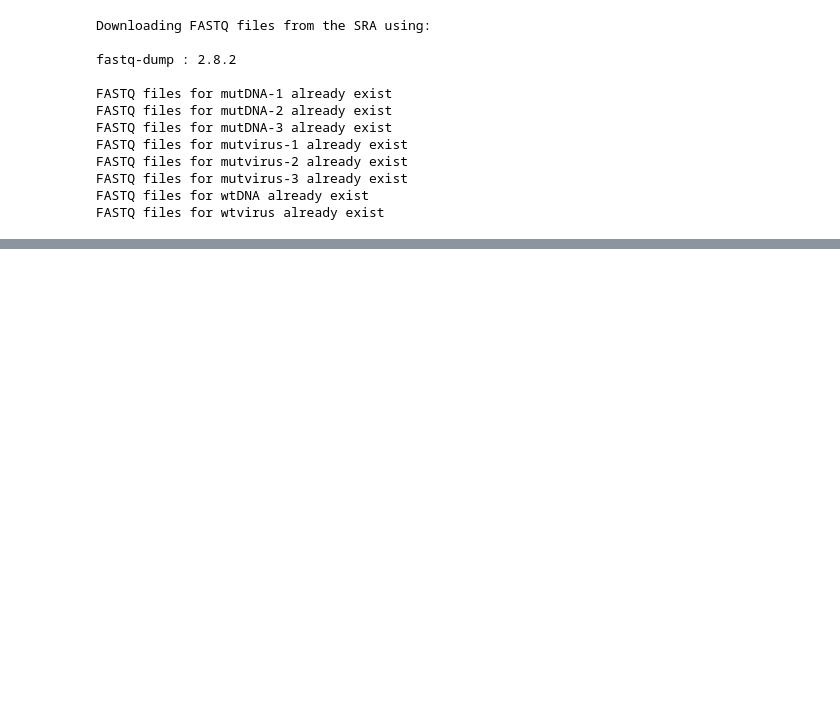
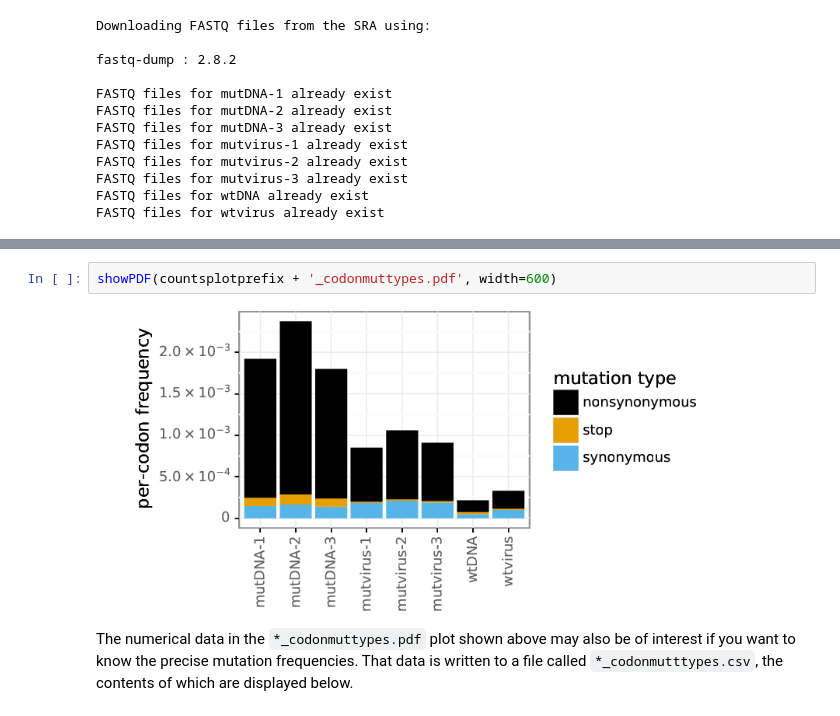
Before and after one commit to jbloomlab/dms_tools2, a Jupyter notebook: examples/Doud2016/analysis_notebook.ipynb, the cells around one changed output, grey strips where cells are left out. Cells and saved outputs as stored; diff of their text form; blank space fills up the shorter version.

```diff
--- a/examples/Doud2016/analysis_notebook.ipynb
+++ b/examples/Doud2016/analysis_notebook.ipynb
@@ -233,0 +248,7 @@ showPDF(countsplotprefix + '_mutfreq.pdf')
+# %%
+showPDF(countsplotprefix + '_codonmuttypes.pdf', width=600)
+# %% [output]
+[figure, added]
+# %% [markdown]
+The numerical data in the `*_codonmuttypes.pdf` plot shown above may also be of interest if you want to know the precise mutation frequencies.
+That data is written to a file called `*_codonmutttypes.csv`, the contents of which are displayed below.
```
Also changed, not shown: parts of 26 cells of this notebook.
